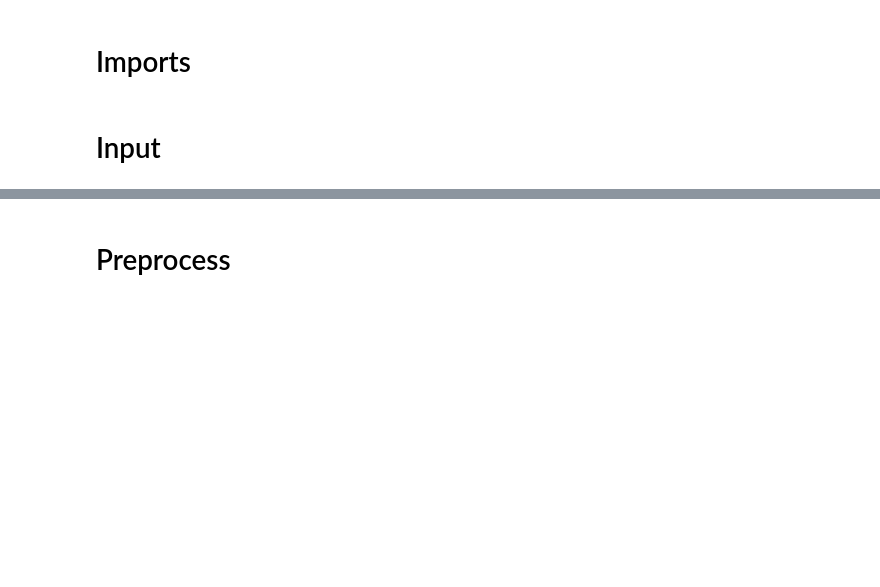
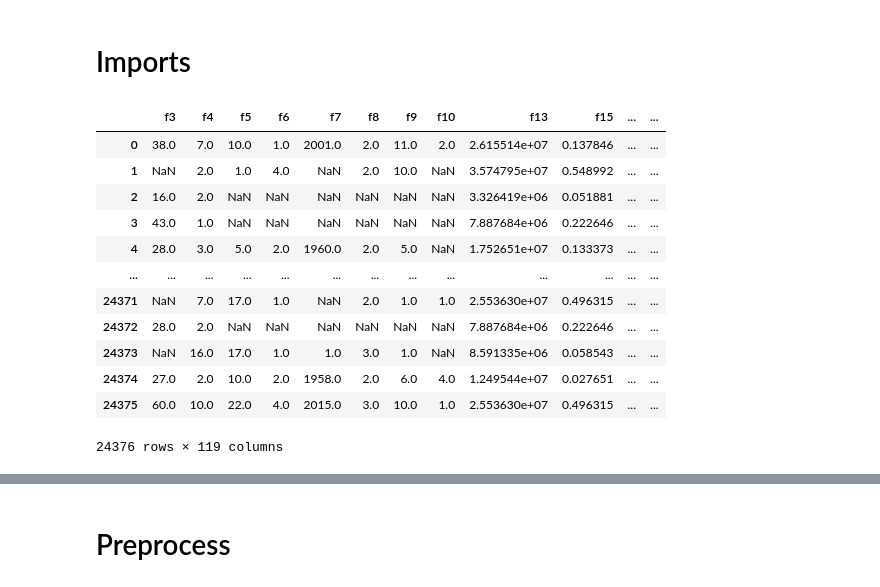
Before and after one commit to scikodot/msu-share, a Jupyter notebook: ml/competition02/competition02.ipynb, the cells around one changed output, grey strips where cells are left out. Cells and saved outputs as stored; diff of their text form; code cells hidden in the pictures; blank space fills up the shorter version.

```diff
--- a/ml/competition02/competition02.ipynb
+++ b/ml/competition02/competition02.ipynb
@@ -339,8 +339,21 @@ import pandas as pd
 import numpy as np
 # %%
 np.random.seed(3927)
-# %% [markdown]
-# Input
-# %%
-df_train = pd.read_csv("input/train.csv", index_col=False)
-df_test = pd.read_csv("input/test.csv", index_col=False)
+# %%
+nans = df_train.dtypes[df_train.dtypes == 'float64'].index
+df_train[nans]
+# ints_nans[ints_nans > 0]
+# %% [output]
+|  | f3 | f4 | f5 | f6 | f7 | f8 | f9 | f10 | f13 | f15 | ... | ... |
+| 0 | 38.0 | 7.0 | 10.0 | 1.0 | 2001.0 | 2.0 | 11.0 | 2.0 | 2.615514e+07 | 0.137846 | ... | ... |
+| 1 | NaN | 2.0 | 1.0 | 4.0 | NaN | 2.0 | 10.0 | NaN | 3.574795e+07 | 0.548992 | ... | ... |
+| 2 | 16.0 | 2.0 | NaN | NaN | NaN | NaN | NaN | NaN | 3.326419e+06 | 0.051881 | ... | ... |
+| 3 | 43.0 | 1.0 | NaN | NaN | NaN | NaN | NaN | NaN | 7.887684e+06 | 0.222646 | ... | ... |
+| 4 | 28.0 | 3.0 | 5.0 | 2.0 | 1960.0 | 2.0 | 5.0 | NaN | 1.752651e+07 | 0.133373 | ... | ... |
+| ... | ... | ... | ... | ... | ... | ... | ... | ... | ... | ... | ... | ... |
+| 24371 | NaN | 7.0 | 17.0 | 1.0 | NaN | 2.0 | 1.0 | 1.0 | 2.553630e+07 | 0.496315 | ... | ... |
+| 24372 | 28.0 | 2.0 | NaN | NaN | NaN | NaN | NaN | NaN | 7.887684e+06 | 0.222646 | ... | ... |
+| 24373 | NaN | 16.0 | 17.0 | 1.0 | 1.0 | 3.0 | 1.0 | NaN | 8.591335e+06 | 0.058543 | ... | ... |
+| 24374 | 27.0 | 2.0 | 10.0 | 2.0 | 1958.0 | 2.0 | 6.0 | 4.0 | 1.249544e+07 | 0.027651 | ... | ... |
+| 24375 | 60.0 | 10.0 | 22.0 | 4.0 | 2015.0 | 3.0 | 10.0 | 1.0 | 2.553630e+07 | 0.496315 | ... | ... |
+24376 rows × 119 columns
```
Also changed, not shown: parts of 49 cells of this notebook, 1 other file.
